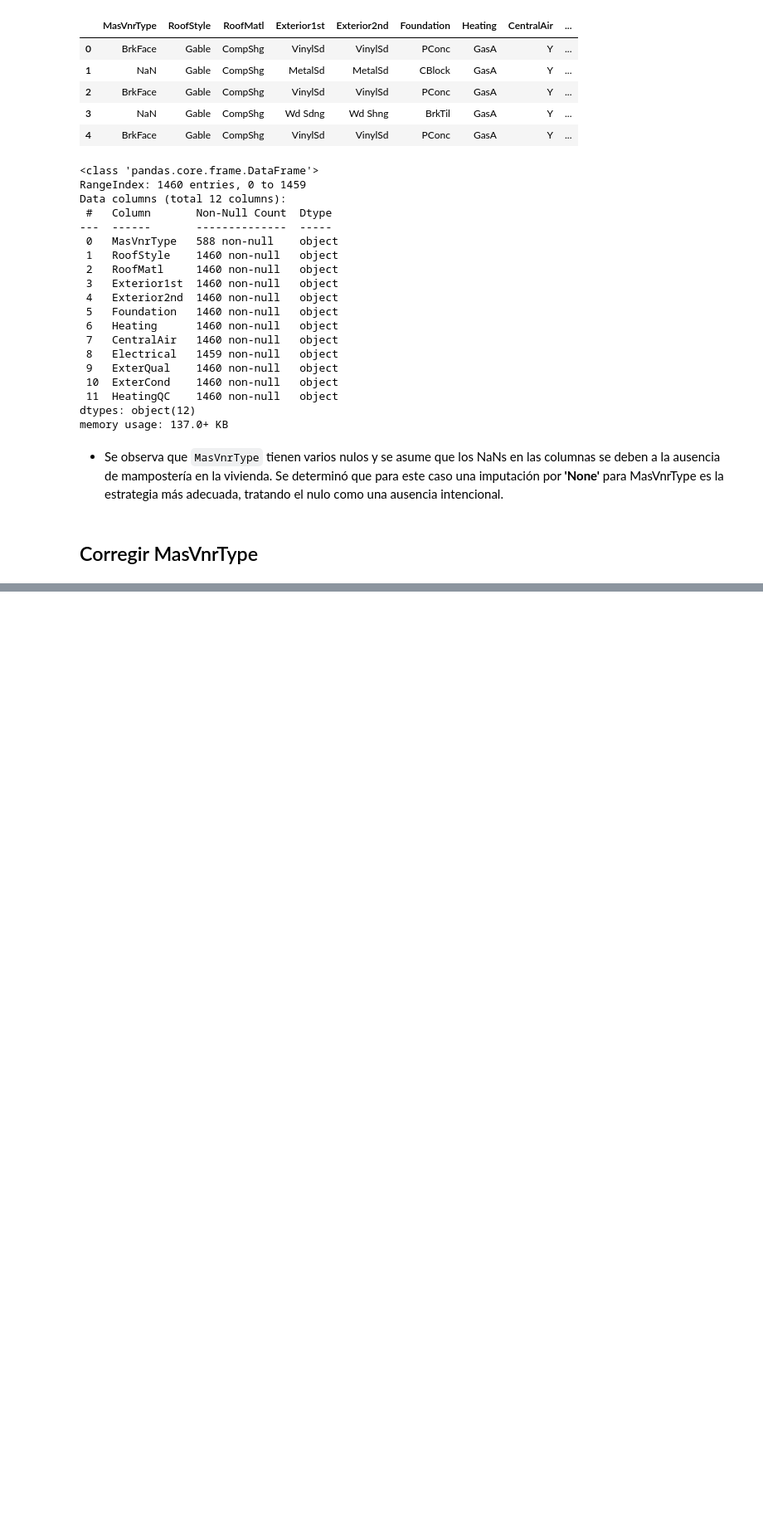
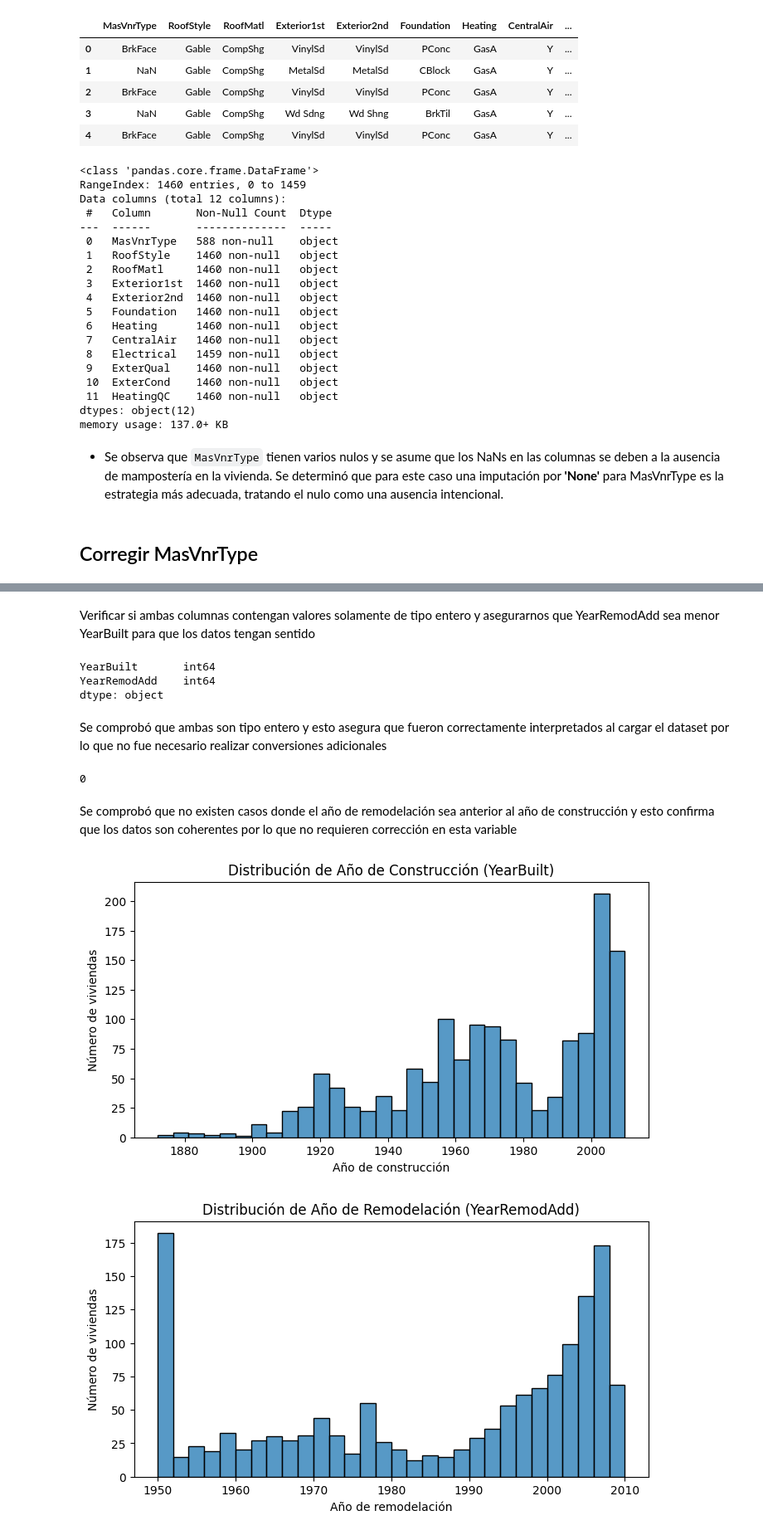
Before and after one commit to Club-CIAP/PreCIAP_2PAO_2025_Grupo2, a Jupyter notebook: notebooks/1.0-aam-datapreparation.ipynb, the cells around one changed output, grey strips where cells are left out. Shown at 83% size. Drawn from its saved outputs; the diff is of its cells as text; code cells hidden in the pictures; blank space fills up the shorter version.

```diff
--- a/notebooks/1.0-aam-datapreparation.ipynb
+++ b/notebooks/1.0-aam-datapreparation.ipynb
@@ -160,0 +327,6 @@ print(df['MasVnrType'].value_counts(dropna=False))
+# %%
+df['Exterior2nd'] = df['Exterior2nd'].replace({
+    'Brk Cmn': 'BrkComm',
+    'CmentBd': 'CemntBd',
+    'Wd Shng': 'WdShing'
+})
@@ -160,0 +345,4 @@ print(df['MasVnrType'].value_counts(dropna=False))
+# %%
+print(df['MasVnrArea'].value_counts(dropna=False))
+df['MasVnrArea'] = df['MasVnrArea'].fillna('None')
+print(df['MasVnrArea'].value_counts(dropna=False))
@@ -160,0 +367,3 @@ print(df['MasVnrType'].value_counts(dropna=False))
+# %%
+#Como nos basaremos en las etiquetas para realizar las modificaciones se usará la función .loc[] para el manejo
+df.loc[df['MasVnrType'] == 'None', 'MasVnrArea'] = 0
@@ -160,0 +393,34 @@ print(df['MasVnrType'].value_counts(dropna=False))
+# %% [markdown]
+Verificar si ambas columnas contengan valores solamente de tipo entero y asegurarnos que YearRemodAdd sea menor YearBuilt para que los datos tengan sentido
+# %%
+print(df[['YearBuilt', 'YearRemodAdd']].dtypes)
+# %% [output]
+YearBuilt       int64
+YearRemodAdd    int64
+dtype: object
+# %% [markdown]
+Se comprobó que ambas son tipo entero y esto asegura que fueron correctamente interpretados al cargar el dataset por lo que no fue necesario realizar conversiones adicionales
+# %%
+cont = df['YearRemodAdd'] < df['YearBuilt']
+print(cont.sum())
+# %% [output]
+0
+# %% [markdown]
+Se comprobó que no existen casos donde el año de remodelación sea anterior al año de construcción y esto confirma que los datos son coherentes por lo que no requieren corrección en esta variable
+# %%
+plt.figure(figsize=(8,4))
+sns.histplot(df['YearBuilt'], bins=30, kde=False)
+plt.title('Distribución de Año de Construcción (YearBuilt)')
+plt.xlabel('Año de construcción')
+plt.ylabel('Número de viviendas')
+plt.show()
+
+plt.figure(figsize=(8,4))
+sns.histplot(df['YearRemodAdd'], bins=30, kde=False)
+plt.title('Distribución de Año de Remodelación (YearRemodAdd)')
+plt.xlabel('Año de remodelación')
+plt.ylabel('Número de viviendas')
+plt.show()
+# %% [output]
+[figure, added]
+[figure, added]
```
Also changed, not shown: parts of 26 cells of this notebook.
